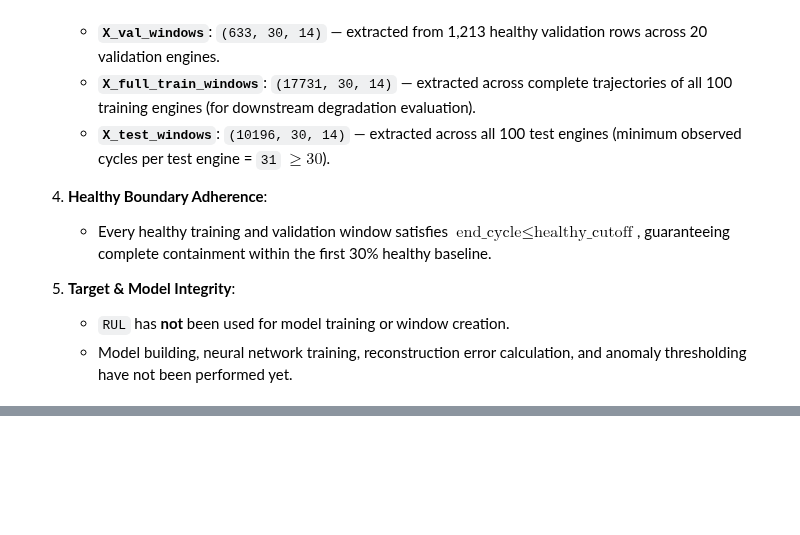
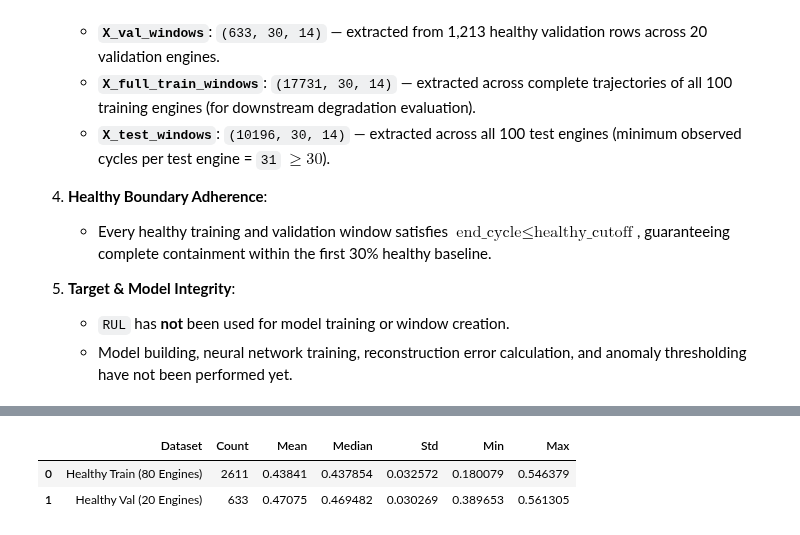
Before and after one commit to spirit-web/turbofan-failure-detection, a Jupyter notebook: notebooks/mahtab_autoencoder.ipynb, the cells around one changed output, grey strips where cells are left out. Saved outputs shown, nothing was run; the diff lists cells and outputs as text; code cells hidden in the pictures; blank space fills up the shorter version.

```diff
--- a/notebooks/mahtab_autoencoder.ipynb
+++ b/notebooks/mahtab_autoencoder.ipynb
@@ -1166,0 +1408,29 @@ Below is a concise summary of the sequence windowing implementation for dataset
+# %%
+# Generate model predictions for healthy train and validation inputs
+X_train_pred = baseline_dense_autoencoder.predict(X_train_ae)
+X_val_pred = baseline_dense_autoencoder.predict(X_val_ae)
+
+# Calculate MSE per window across 420 feature values
+train_reconstruction_error = np.mean((X_train_ae - X_train_pred) ** 2, axis=1)
+val_reconstruction_error = np.mean((X_val_ae - X_val_pred) ** 2, axis=1)
+
+# Summary statistics helper
+def get_stats_dict(name, arr):
+    return {
+        'Dataset': name,
+        'Count': len(arr),
+        'Mean': np.mean(arr),
+        'Median': np.median(arr),
+        'Std': np.std(arr),
+        'Min': np.min(arr),
+        'Max': np.max(arr)
+    }
+
+rec_error_df = pd.DataFrame([
+    get_stats_dict('Healthy Train (80 Engines)', train_reconstruction_error),
+    get_stats_dict('Healthy Val (20 Engines)', val_reconstruction_error)
+])
+
+print("=== STEP 29: HEALTHY RECONSTRUCTION ERROR STATISTICS ===")
+display(rec_error_df)
+# %% [output]
@@ -1166,0 +1440,3 @@ Below is a concise summary of the sequence windowing implementation for dataset
+|  | Dataset | Count | Mean | Median | Std | Min | Max |
+| 0 | Healthy Train (80 Engines) | 2611 | 0.43841 | 0.437854 | 0.032572 | 0.180079 | 0.546379 |
+| 1 | Healthy Val (20 Engines) | 633 | 0.47075 | 0.469482 | 0.030269 | 0.389653 | 0.561305 |
```
Also changed, not shown: parts of 17 cells of this notebook, 2 other files.
